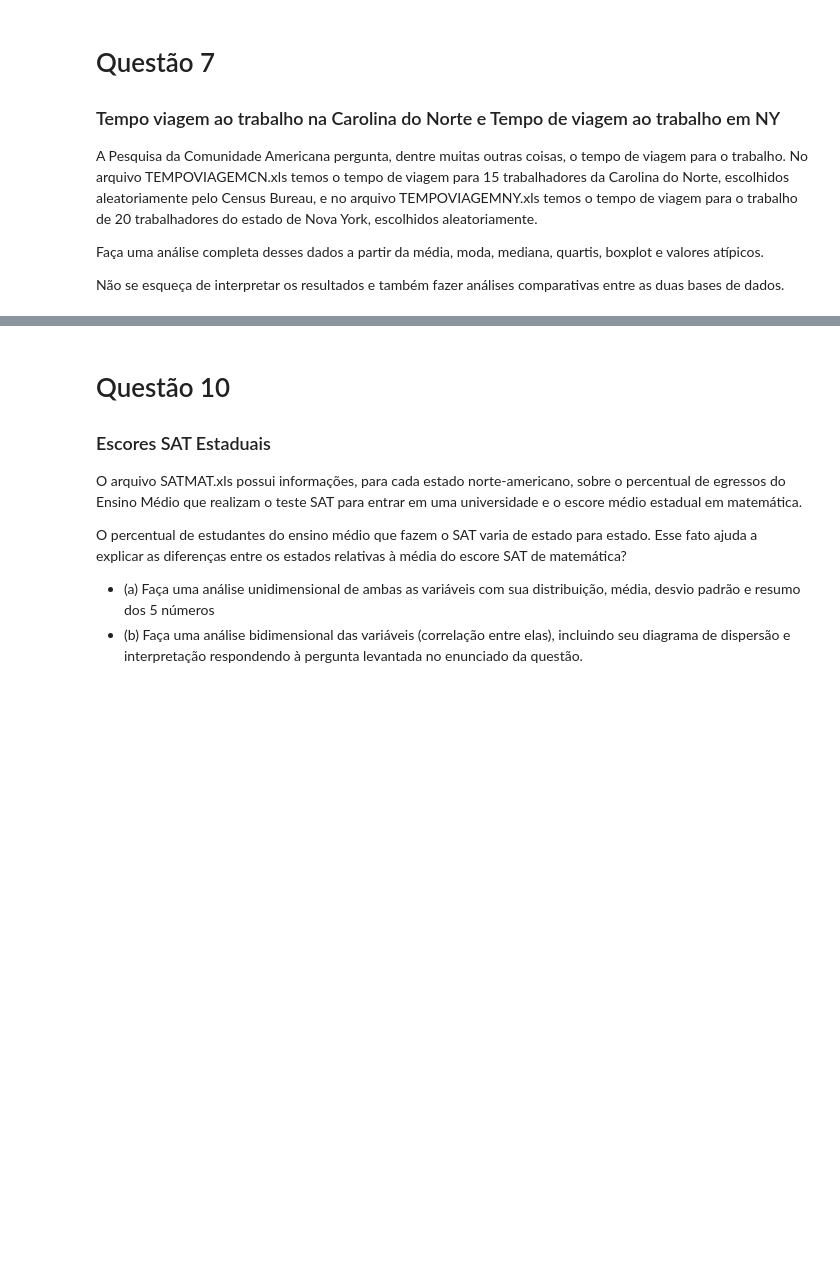
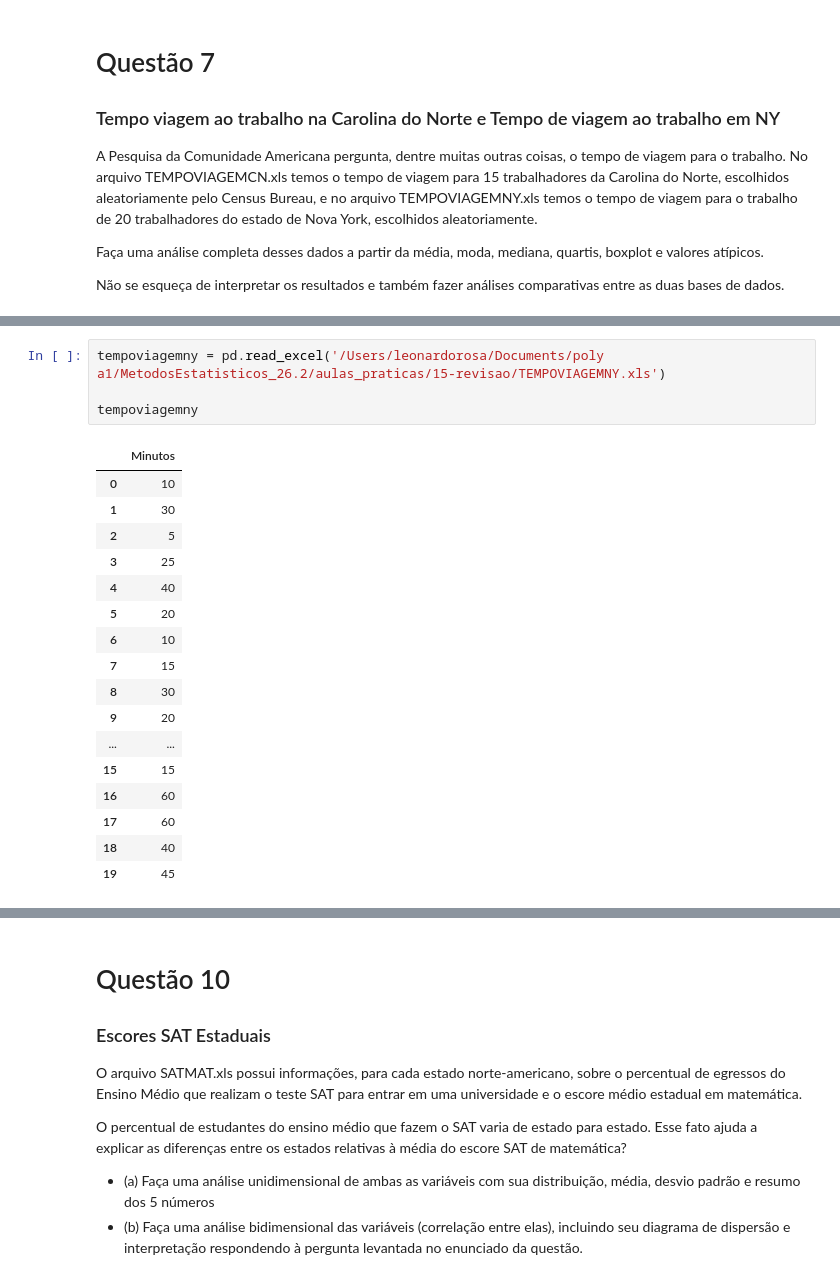
Before and after one commit to juliacereja/MetodosEstatisticos_26.2, a Jupyter notebook: aulas_praticas/15-revisao/Revisão.ipynb, the cells around one changed output, grey strips where cells are left out. Saved outputs shown, nothing was run; the diff lists cells and outputs as text; blank space fills up the shorter version.

```diff
--- a/aulas_praticas/15-revisao/Revisão.ipynb
+++ b/aulas_praticas/15-revisao/Revisão.ipynb
@@ -579,0 +658,22 @@ Não se esqueça de interpretar os resultados e também fazer análises comparat
+# %%
+tempoviagemny = pd.read_excel('/Users/leonardorosa/Documents/poly a1/MetodosEstatisticos_26.2/aulas_praticas/15-revisao/TEMPOVIAGEMNY.xls')
+
+tempoviagemny
+# %% [output]
+|  | Minutos |
+| 0 | 10 |
+| 1 | 30 |
+| 2 | 5 |
+| 3 | 25 |
+| 4 | 40 |
+| 5 | 20 |
+| 6 | 10 |
+| 7 | 15 |
+| 8 | 30 |
+| 9 | 20 |
+| ... | ... |
+| 15 | 15 |
+| 16 | 60 |
+| 17 | 60 |
+| 18 | 40 |
+| 19 | 45 |
```
Also changed, not shown: parts of 22 cells of this notebook, 2 other files.
